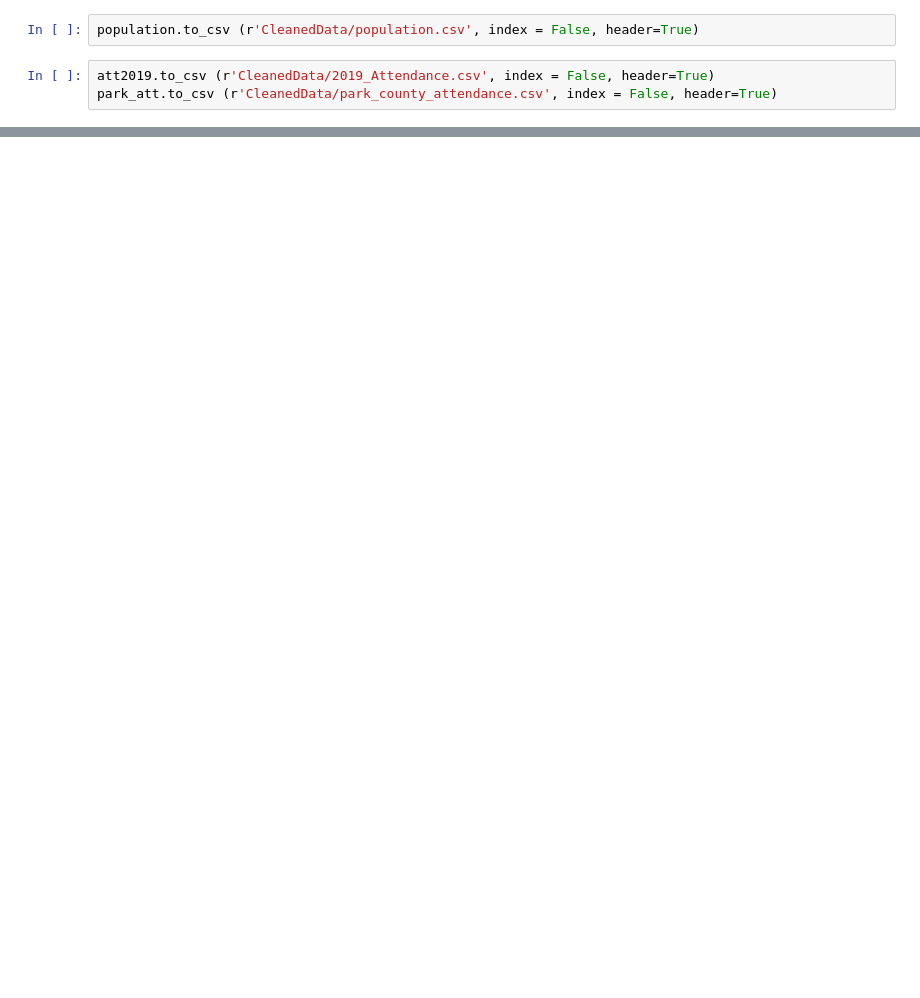
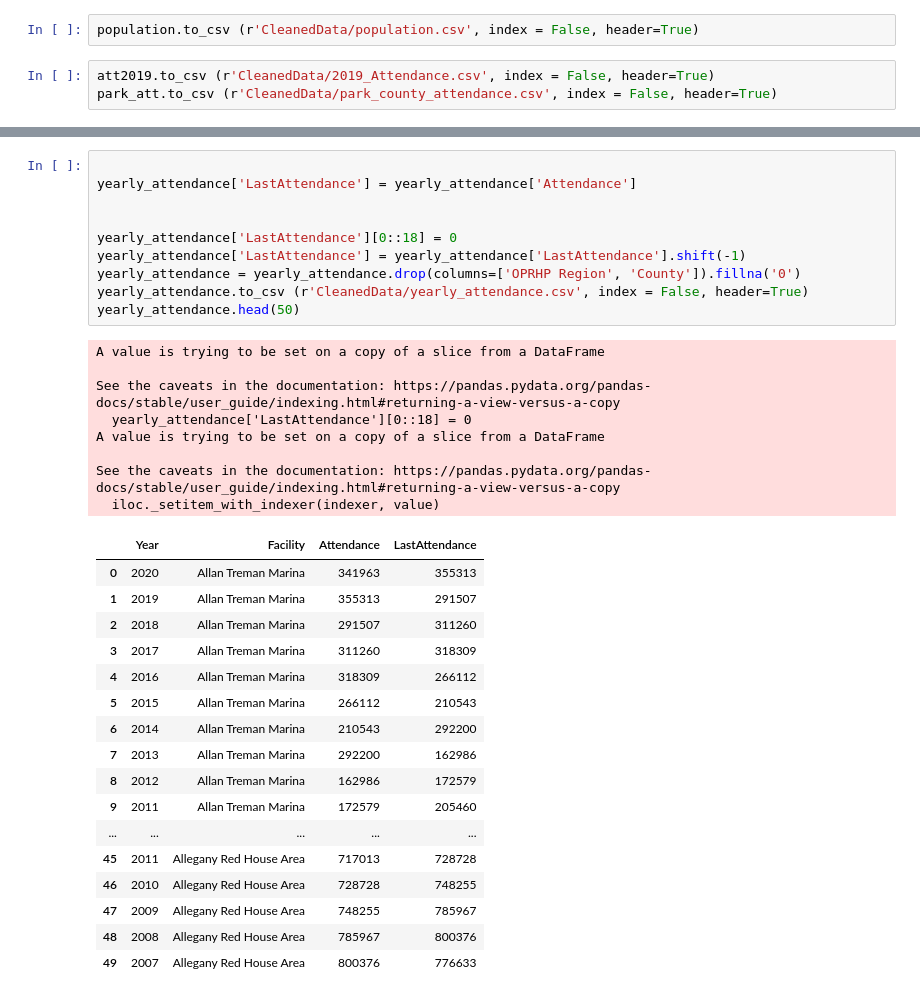
Before and after one commit to makintha/project2-group3, a Jupyter notebook: Data_cleaning.ipynb, the cells around one changed output, grey strips where cells are left out. Cells and saved outputs as stored; diff of their text form; blank space fills up the shorter version.

```diff
--- a/Data_cleaning.ipynb
+++ b/Data_cleaning.ipynb
@@ -119,0 +96,36 @@ yearly_attendance.head(20)
+# %%
+
+yearly_attendance['LastAttendance'] = yearly_attendance['Attendance']
+
+
+yearly_attendance['LastAttendance'][0::18] = 0
+yearly_attendance['LastAttendance'] = yearly_attendance['LastAttendance'].shift(-1)
+yearly_attendance = yearly_attendance.drop(columns=['OPRHP Region', 'County']).fillna('0')
+yearly_attendance.to_csv (r'CleanedData/yearly_attendance.csv', index = False, header=True)
+yearly_attendance.head(50)
+# %% [output]
+A value is trying to be set on a copy of a slice from a DataFrame
+
+See the caveats in the documentation: https://pandas.pydata.org/pandas-docs/stable/user_guide/indexing.html#returning-a-view-versus-a-copy
+  yearly_attendance['LastAttendance'][0::18] = 0
+A value is trying to be set on a copy of a slice from a DataFrame
+
+See the caveats in the documentation: https://pandas.pydata.org/pandas-docs/stable/user_guide/indexing.html#returning-a-view-versus-a-copy
+  iloc._setitem_with_indexer(indexer, value)
+|  | Year | Facility | Attendance | LastAttendance |
+| 0 | 2020 | Allan Treman Marina | 341963 | 355313 |
+| 1 | 2019 | Allan Treman Marina | 355313 | 291507 |
+| 2 | 2018 | Allan Treman Marina | 291507 | 311260 |
+| 3 | 2017 | Allan Treman Marina | 311260 | 318309 |
+| 4 | 2016 | Allan Treman Marina | 318309 | 266112 |
+| 5 | 2015 | Allan Treman Marina | 266112 | 210543 |
+| 6 | 2014 | Allan Treman Marina | 210543 | 292200 |
+| 7 | 2013 | Allan Treman Marina | 292200 | 162986 |
+| 8 | 2012 | Allan Treman Marina | 162986 | 172579 |
+| 9 | 2011 | Allan Treman Marina | 172579 | 205460 |
+| ... | ... | ... | ... | ... |
+| 45 | 2011 | Allegany Red House Area | 717013 | 728728 |
+| 46 | 2010 | Allegany Red House Area | 728728 | 748255 |
+| 47 | 2009 | Allegany Red House Area | 748255 | 785967 |
+| 48 | 2008 | Allegany Red House Area | 785967 | 800376 |
+| 49 | 2007 | Allegany Red House Area | 800376 | 776633 |
```
Also changed, not shown: parts of 4 cells of this notebook, 5 other files.
